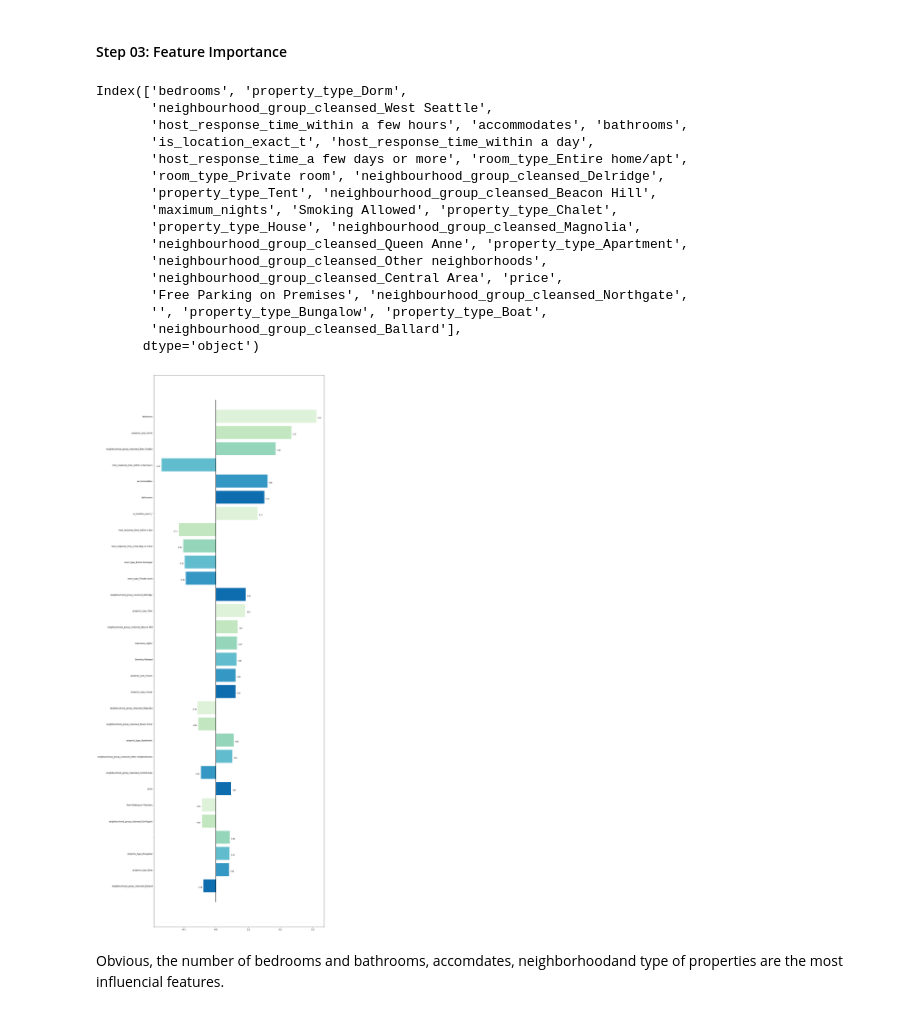
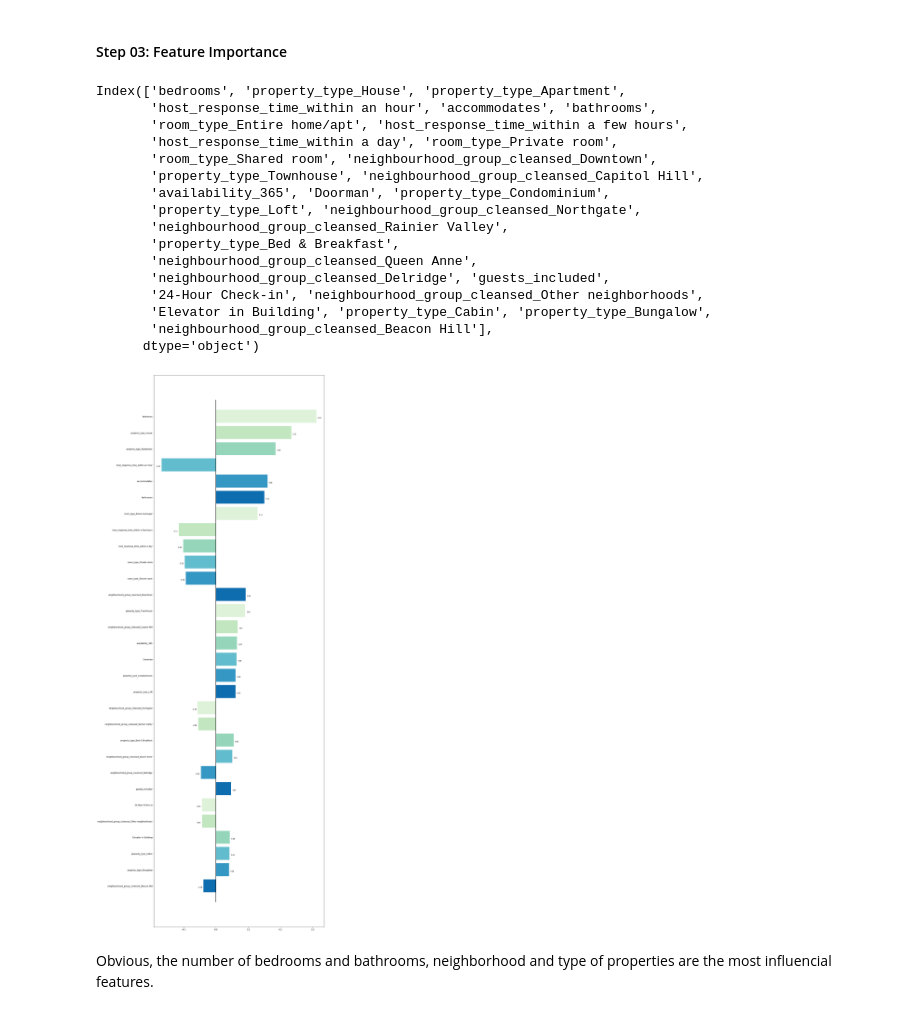
Before and after one commit to LucasBoTang/Seattle_Airbnb, a Jupyter notebook: seattle_airbnb.ipynb, the cells around one changed output. Cells and saved outputs as stored; diff of their text form; code cells hidden in the pictures.

```diff
--- a/seattle_airbnb.ipynb
+++ b/seattle_airbnb.ipynb
@@ -948,49 +948,49 @@ rr1 is my best model
 coef = rr2.coef_
 ind = np.argsort(-abs(coef))
 # %%
-data_clean.columns[ind][:30]
+X.columns[ind][:30]
 # %% [output]
-Index(['bedrooms', 'property_type_Dorm',
-       'neighbourhood_group_cleansed_West Seattle',
-       'host_response_time_within a few hours', 'accommodates', 'bathrooms',
-       'is_location_exact_t', 'host_response_time_within a day',
-       'host_response_time_a few days or more', 'room_type_Entire home/apt',
-       'room_type_Private room', 'neighbourhood_group_cleansed_Delridge',
-       'property_type_Tent', 'neighbourhood_group_cleansed_Beacon Hill',
-       'maximum_nights', 'Smoking Allowed', 'property_type_Chalet',
-       'property_type_House', 'neighbourhood_group_cleansed_Magnolia',
-       'neighbourhood_group_cleansed_Queen Anne', 'property_type_Apartment',
-       'neighbourhood_group_cleansed_Other neighborhoods',
-       'neighbourhood_group_cleansed_Central Area', 'price',
-       'Free Parking on Premises', 'neighbourhood_group_cleansed_Northgate',
-       '', 'property_type_Bungalow', 'property_type_Boat',
-       'neighbourhood_group_cleansed_Ballard'],
+Index(['bedrooms', 'property_type_House', 'property_type_Apartment',
+       'host_response_time_within an hour', 'accommodates', 'bathrooms',
+       'room_type_Entire home/apt', 'host_response_time_within a few hours',
+       'host_response_time_within a day', 'room_type_Private room',
+       'room_type_Shared room', 'neighbourhood_group_cleansed_Downtown',
+       'property_type_Townhouse', 'neighbourhood_group_cleansed_Capitol Hill',
+       'availability_365', 'Doorman', 'property_type_Condominium',
+       'property_type_Loft', 'neighbourhood_group_cleansed_Northgate',
+       'neighbourhood_group_cleansed_Rainier Valley',
+       'property_type_Bed & Breakfast',
+       'neighbourhood_group_cleansed_Queen Anne',
+       'neighbourhood_group_cleansed_Delridge', 'guests_included',
+       '24-Hour Check-in', 'neighbourhood_group_cleansed_Other neighborhoods',
+       'Elevator in Building', 'property_type_Cabin', 'property_type_Bungalow',
+       'neighbourhood_group_cleansed_Beacon Hill'],
       dtype='object')
 # %%
 x = range(30)
 y = coef[ind][:30]
 
 plt.figure(figsize=(15,50))
 ax = plt.subplot()
 
 plt.plot([0] * (32), range(-1,31), 'k', linewidth=2)
 
 plt.gca().invert_yaxis()
 ax.set_yticks(x)
-ax.set_yticklabels(data_clean.columns[ind][:30])
+ax.set_yticklabels(X.columns[ind][:30])
 
 plt.barh(x, y, color=sns.color_palette('GnBu'))
 
 for rect, label in zip(ax.patches, y):
     if label >= 0:
         width = rect.get_width() + 0.01
     else:
         width = rect.get_width() - 0.01
     label = '{:.2f}'.format(label)
     ax.text(width, rect.get_y()+0.55, label, ha='center', va='bottom', fontsize=8)
 
 plt.show()
 # %% [output]
-[figure, old version]
+[figure, new version]
 # %% [markdown]
-Obvious, the number of bedrooms and bathrooms, accomdates, neighborhoodand type of properties are the most influencial features.
+Obvious, the number of bedrooms and bathrooms, neighborhood and type of properties are the most influencial features.
```
Also changed, not shown: parts of 10 cells of this notebook.
